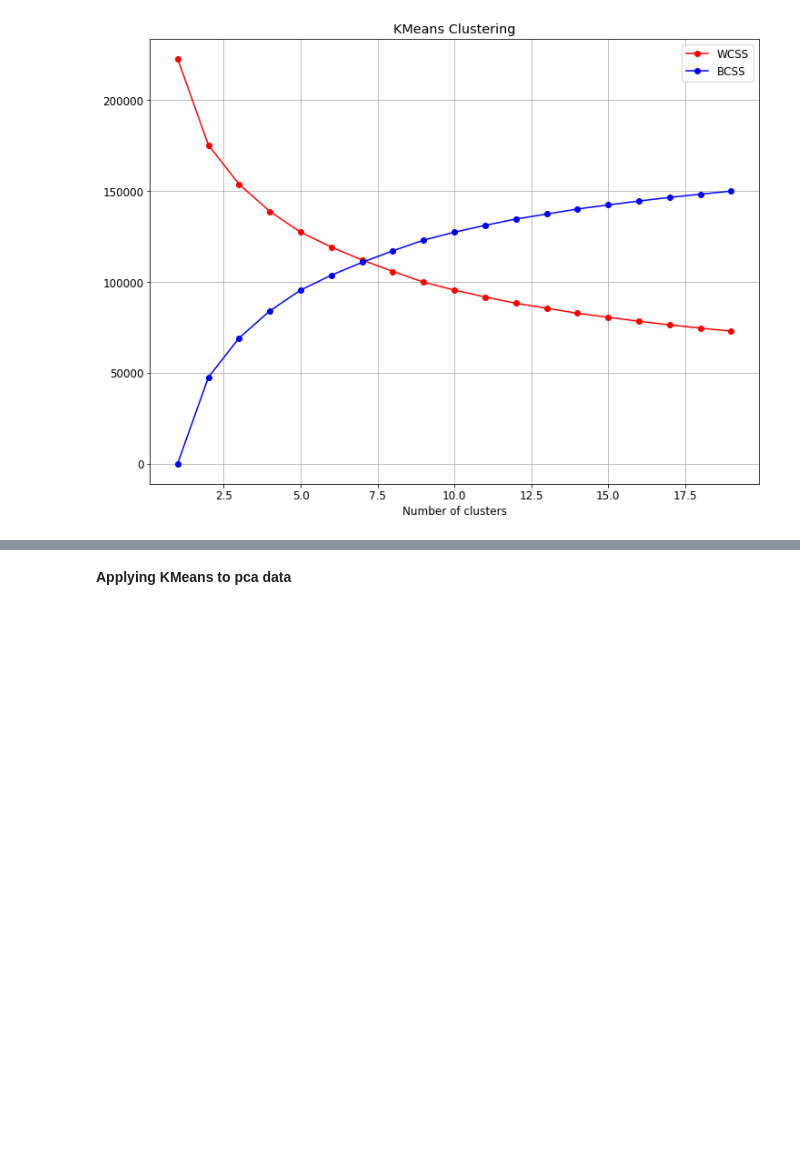
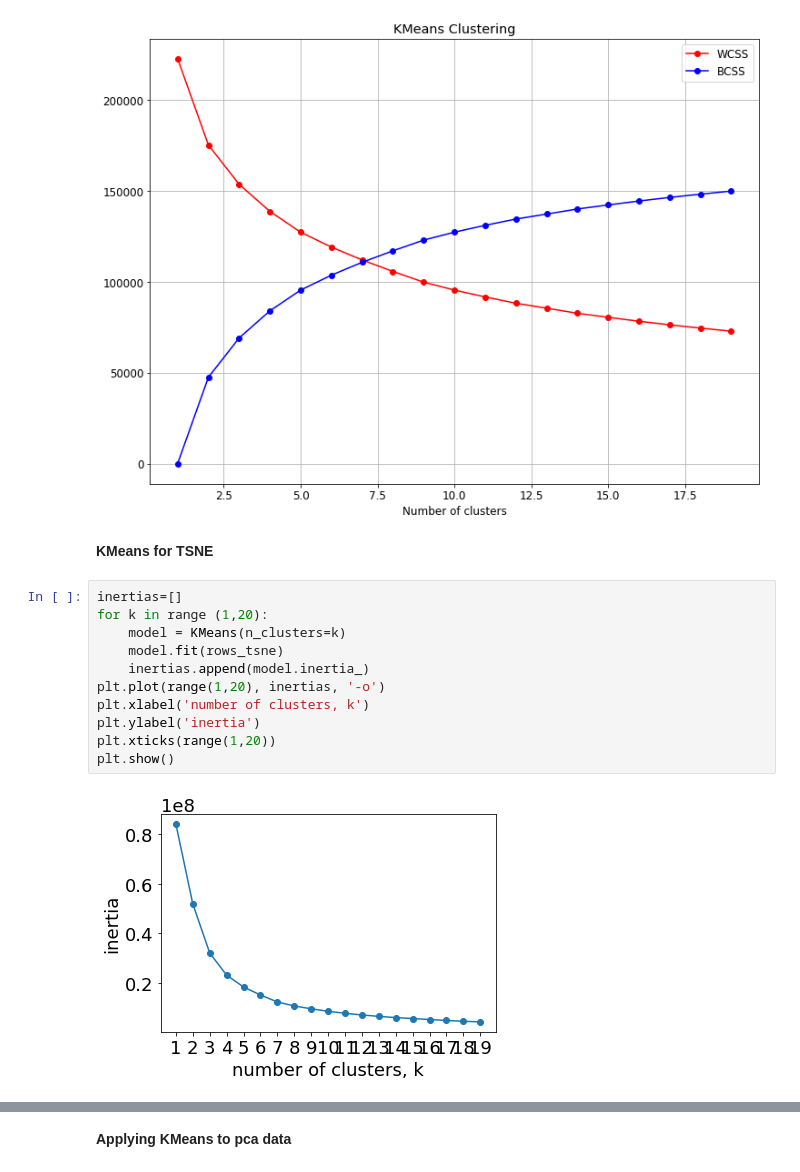
Before and after one commit to STASYA00/DS-DS, a Jupyter notebook: Notebooks/Traffic-TRAFFIC.ipynb, the cells around one changed output, grey strips where cells are left out. Saved outputs shown, nothing was run; the diff lists cells and outputs as text; blank space fills up the shorter version.

```diff
--- a/Notebooks/Traffic-TRAFFIC.ipynb
+++ b/Notebooks/Traffic-TRAFFIC.ipynb
@@ -257,3 +257,18 @@ x = x_norm
 KneeElbowAnalysis(x, max_k = 20)
 # %% [output]
 [figure]
+# %% [markdown]
+**KMeans for TSNE**
+# %%
+inertias=[]
+for k in range (1,20):
+    model = KMeans(n_clusters=k)
+    model.fit(rows_tsne)
+    inertias.append(model.inertia_)
+plt.plot(range(1,20), inertias, '-o')
+plt.xlabel('number of clusters, k')
+plt.ylabel('inertia')
+plt.xticks(range(1,20))
+plt.show()
+# %% [output]
+[figure, added]
```
Also changed, not shown: parts of 8 cells of this notebook.
